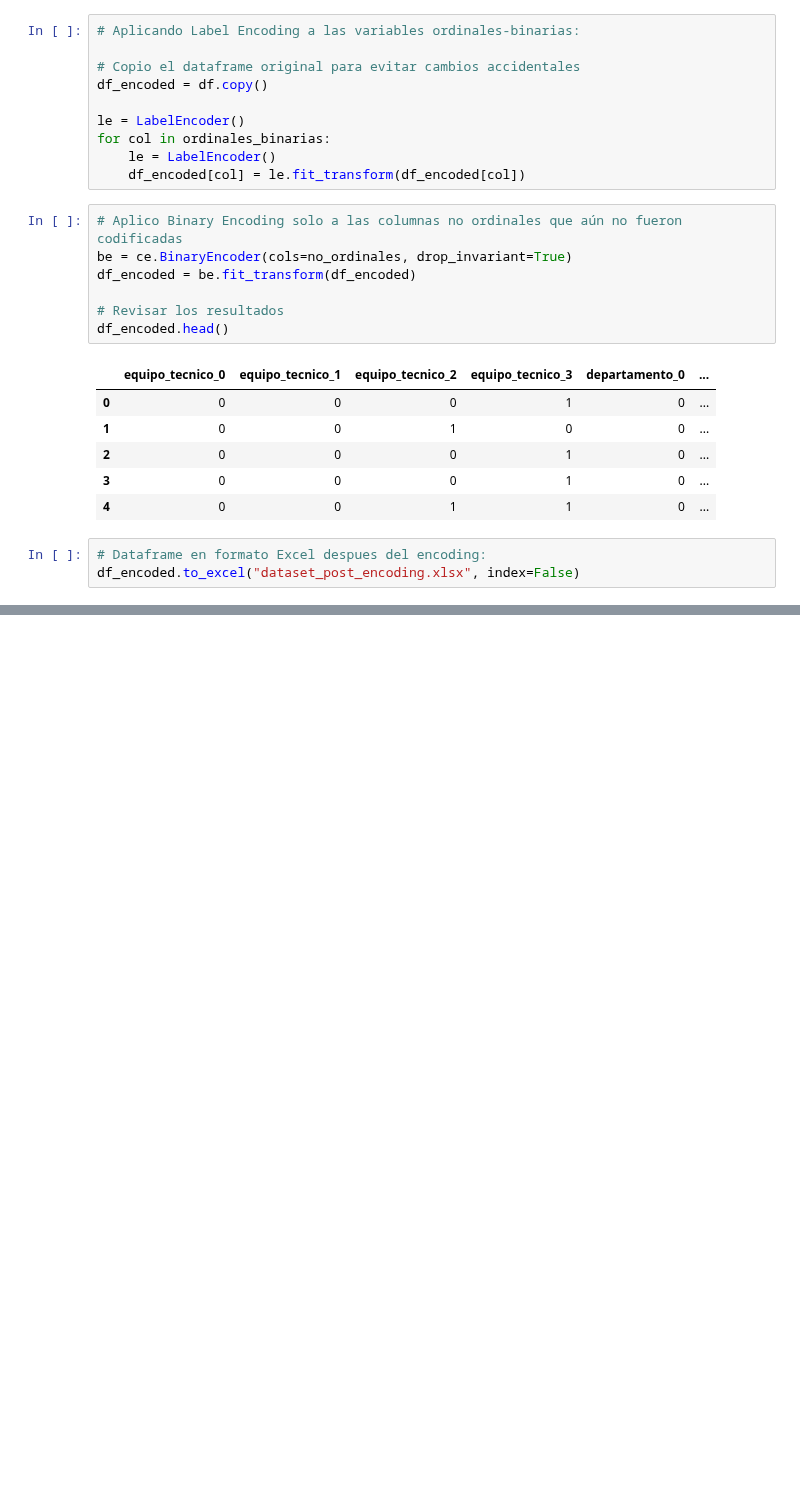
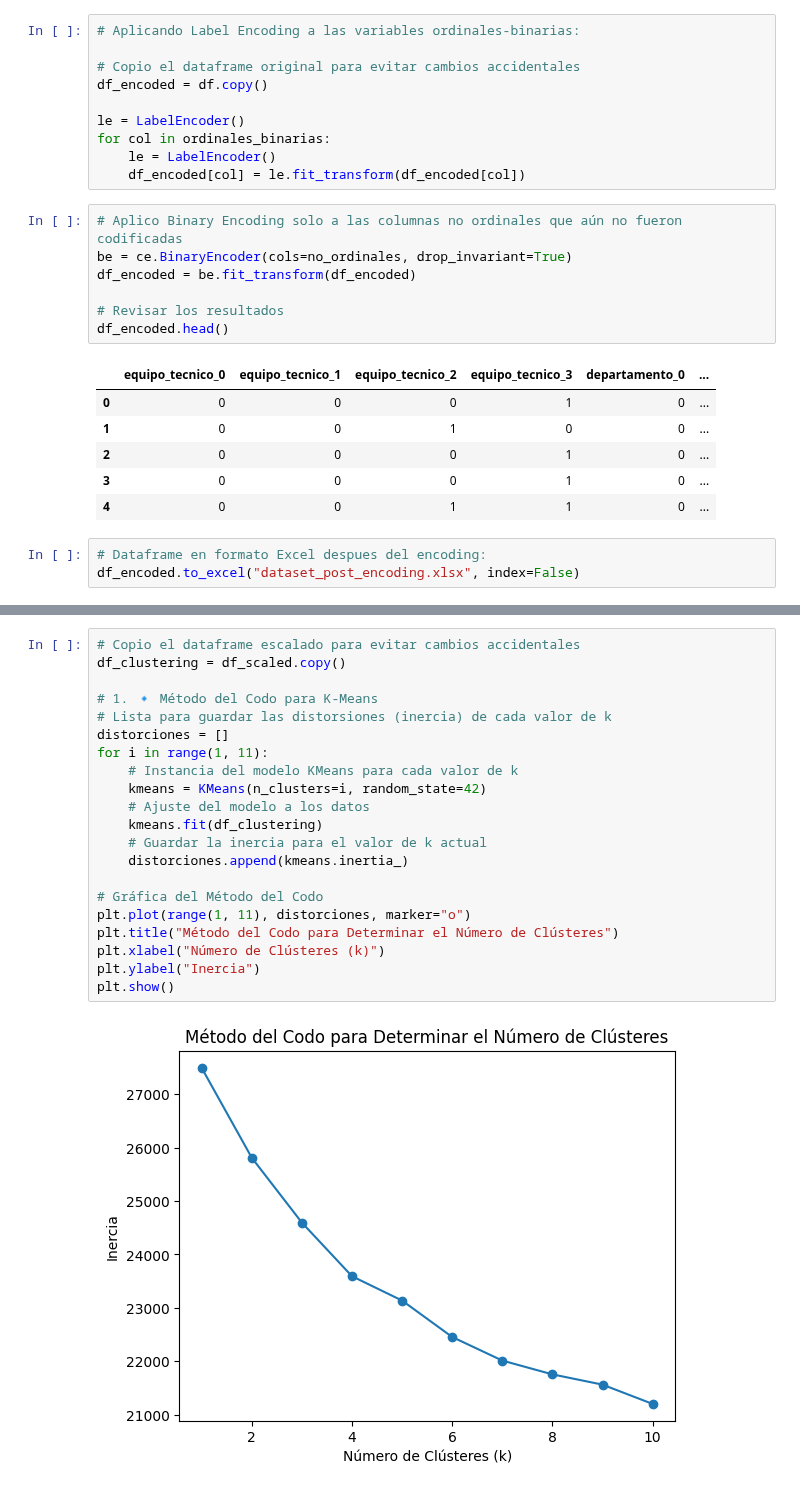
Before and after one commit to sosarodrigox/coderhouse_emprendedores_it, a Jupyter notebook: MachineLearning_SosaRodrigo.ipynb, the cells around one changed output, grey strips where cells are left out. Cells and saved outputs as stored; diff of their text form; blank space fills up the shorter version.

```diff
--- a/MachineLearning_SosaRodrigo.ipynb
+++ b/MachineLearning_SosaRodrigo.ipynb
@@ -768,0 +827,23 @@ memory usage: 829.5 KB
+# %%
+# Copio el dataframe escalado para evitar cambios accidentales
+df_clustering = df_scaled.copy()
+
+# 1. 🔹 Método del Codo para K-Means
+# Lista para guardar las distorsiones (inercia) de cada valor de k
+distorciones = []
+for i in range(1, 11):
+    # Instancia del modelo KMeans para cada valor de k
+    kmeans = KMeans(n_clusters=i, random_state=42)
+    # Ajuste del modelo a los datos
+    kmeans.fit(df_clustering)
+    # Guardar la inercia para el valor de k actual
+    distorciones.append(kmeans.inertia_)
+
+# Gráfica del Método del Codo
+plt.plot(range(1, 11), distorciones, marker="o")
+plt.title("Método del Codo para Determinar el Número de Clústeres")
+plt.xlabel("Número de Clústeres (k)")
+plt.ylabel("Inercia")
+plt.show()
+# %% [output]
+[figure, added]
```
Also changed, not shown: parts of 17 cells of this notebook, 5 other files.
